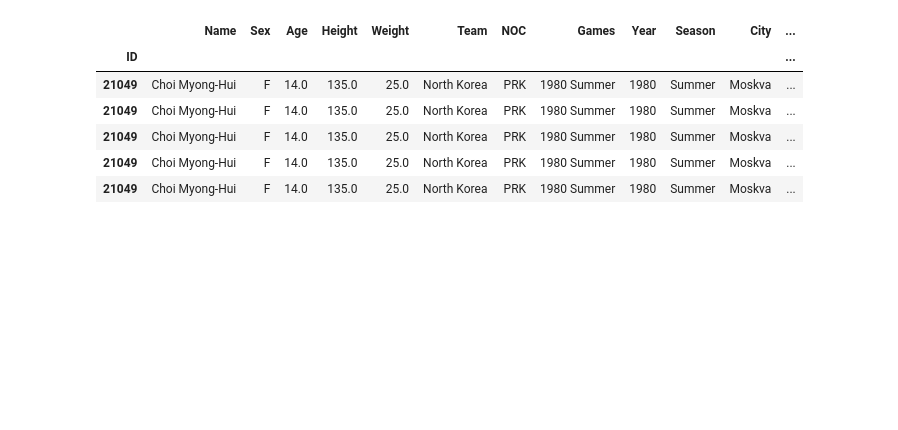
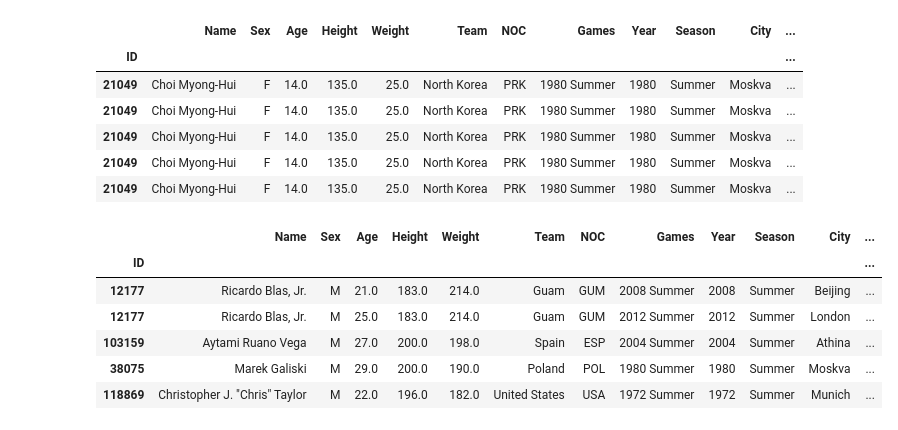
Before and after one commit to ShaD971/Python_Data_Analyst, a Jupyter notebook: Panda_Perso.ipynb, the cells around one changed output. Cells and saved outputs as stored; diff of their text form; code cells hidden in the pictures; blank space fills up the shorter version.

```diff
--- a/Panda_Perso.ipynb
+++ b/Panda_Perso.ipynb
@@ -744,3 +744,13 @@ donnees.sort_values("Weight",axis=0,na_position="last").head()#trie la colonnes
 | 21049 | Choi Myong-Hui | F | 14.0 | 135.0 | 25.0 | North Korea | PRK | 1980 Summer | 1980 | Summer | Moskva | ... |
 | 21049 | Choi Myong-Hui | F | 14.0 | 135.0 | 25.0 | North Korea | PRK | 1980 Summer | 1980 | Summer | Moskva | ... |
 | 21049 | Choi Myong-Hui | F | 14.0 | 135.0 | 25.0 | North Korea | PRK | 1980 Summer | 1980 | Summer | Moskva | ... |
+# %%
+donnees.sort_values("Weight",axis=0, na_position="last",ascending=False).head()#revel l'athlete le plus lourd
+# %% [output]
+|  | Name | Sex | Age | Height | Weight | Team | NOC | Games | Year | Season | City | ... |
+| ID |  |  |  |  |  |  |  |  |  |  |  | ... |
+| 12177 | Ricardo Blas, Jr. | M | 21.0 | 183.0 | 214.0 | Guam | GUM | 2008 Summer | 2008 | Summer | Beijing | ... |
+| 12177 | Ricardo Blas, Jr. | M | 25.0 | 183.0 | 214.0 | Guam | GUM | 2012 Summer | 2012 | Summer | London | ... |
+| 103159 | Aytami Ruano Vega | M | 27.0 | 200.0 | 198.0 | Spain | ESP | 2004 Summer | 2004 | Summer | Athina | ... |
+| 38075 | Marek Galiski | M | 29.0 | 200.0 | 190.0 | Poland | POL | 1980 Summer | 1980 | Summer | Moskva | ... |
+| 118869 | Christopher J. "Chris" Taylor | M | 22.0 | 196.0 | 182.0 | United States | USA | 1972 Summer | 1972 | Summer | Munich | ... |
```
Also changed, not shown: parts of 13 cells of this notebook.
